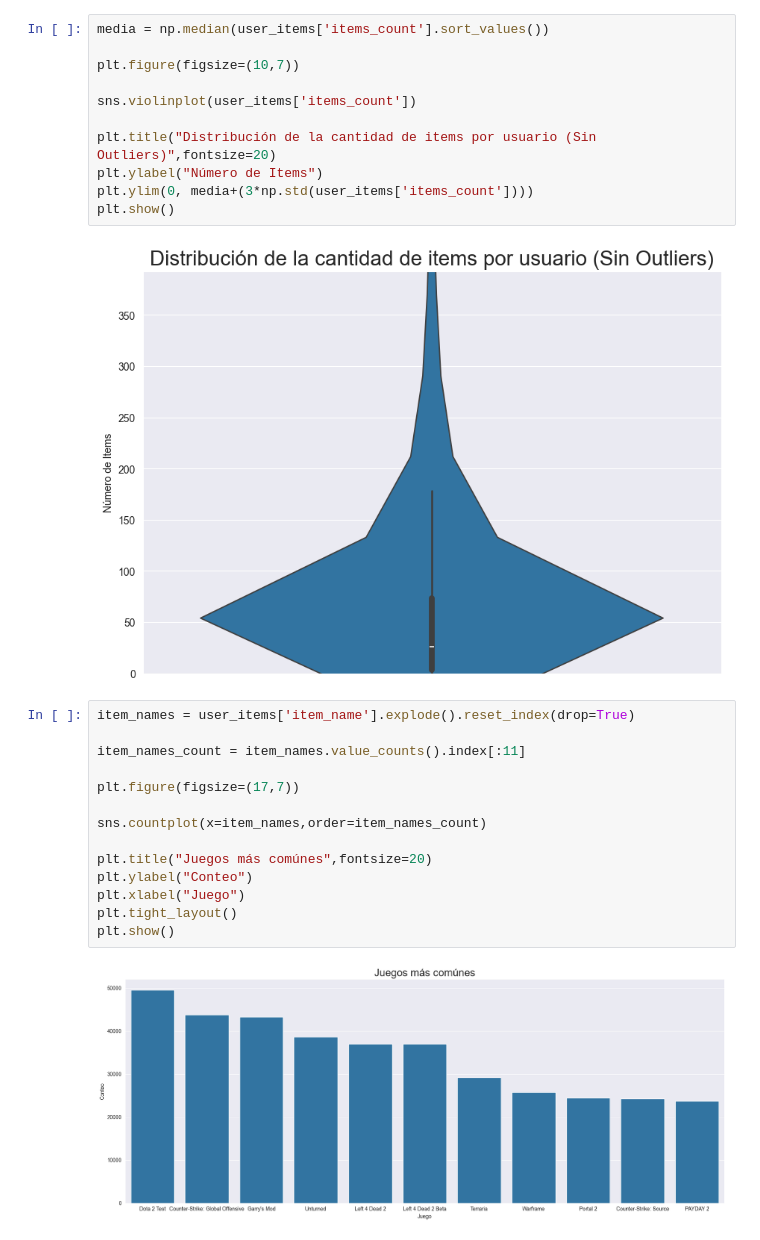
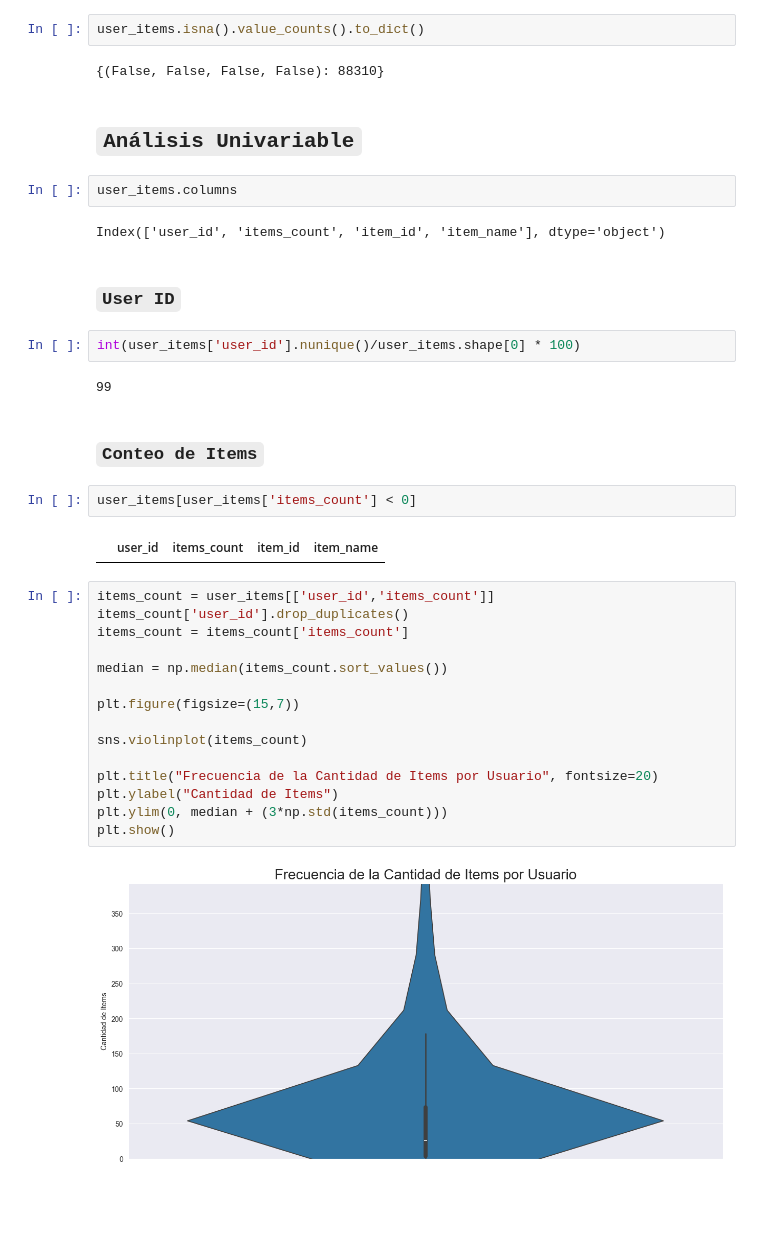
Before and after one commit to RodrigoLopezNunez17/MLOps-PI1, a Jupyter notebook: EDA/user_items.ipynb, the cells around one changed output. Cells and saved outputs as stored; diff of their text form; blank space fills up the shorter version.

```diff
--- a/EDA/user_items.ipynb
+++ b/EDA/user_items.ipynb
@@ -16,29 +51,39 @@ user_items.head()
+# %%
+user_items.isna().value_counts().to_dict()
+# %% [output]
+{(False, False, False, False): 88310}
+# %% [markdown]
+## **`Análisis Univariable`**
+# %%
+user_items.columns
+# %% [output]
+Index(['user_id', 'items_count', 'item_id', 'item_name'], dtype='object')
+# %% [markdown]
+### **`User ID`**
+# %%
+int(user_items['user_id'].nunique()/user_items.shape[0] * 100)
+# %% [output]
+99
+# %% [markdown]
+### **`Conteo de Items`**
+# %%
+user_items[user_items['items_count'] < 0]
+# %% [output]
+|  | user_id | items_count | item_id | item_name |
 # %%
-media = np.median(user_items['items_count'].sort_values())
+items_count = user_items[['user_id','items_count']]
+items_count['user_id'].drop_duplicates()
+items_count = items_count['items_count']
 
-plt.figure(figsize=(10,7))
+median = np.median(items_count.sort_values())
 
-sns.violinplot(user_items['items_count'])
+plt.figure(figsize=(15,7))
 
-plt.title("Distribución de la cantidad de items por usuario (Sin Outliers)",fontsize=20)
-plt.ylabel("Número de Items")
-plt.ylim(0, media+(3*np.std(user_items['items_count'])))
+sns.violinplot(items_count)
+
+plt.title("Frecuencia de la Cantidad de Items por Usuario", fontsize=20)
+plt.ylabel("Cantidad de Items")
+plt.ylim(0, median + (3*np.std(items_count)))
 plt.show()
 # %% [output]
-[figure, old version]
+[figure, new version]
-# %%
-item_names = user_items['item_name'].explode().reset_index(drop=True)
-
-item_names_count = item_names.value_counts().index[:11]
-
-plt.figure(figsize=(17,7))
-
-sns.countplot(x=item_names,order=item_names_count)
-
-plt.title("Juegos más comúnes",fontsize=20)
-plt.ylabel("Conteo")
-plt.xlabel("Juego")
-plt.tight_layout()
-plt.show()
-# %% [output]
-[figure, removed]
```
Also changed, not shown: parts of 9 cells of this notebook, 2 other files.
